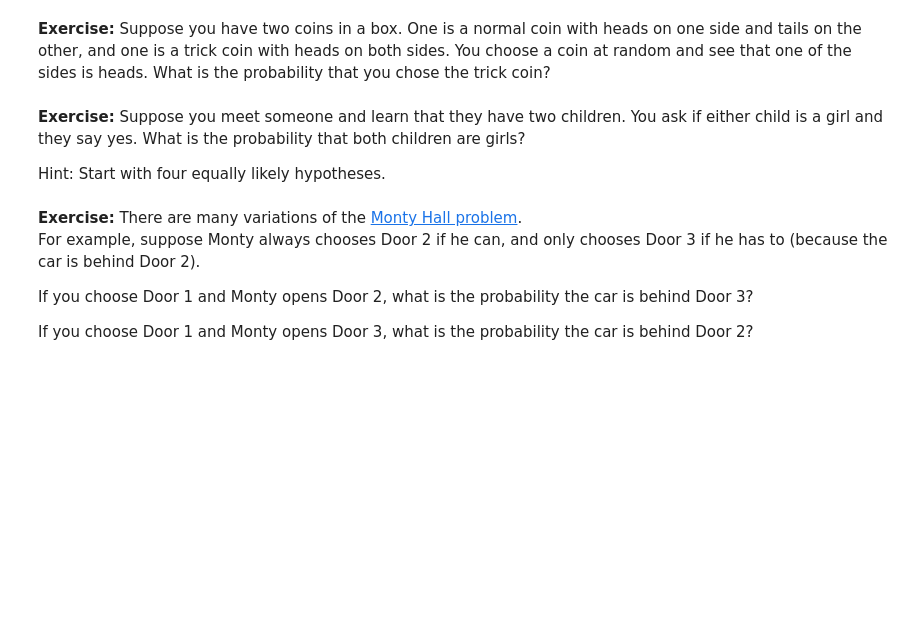
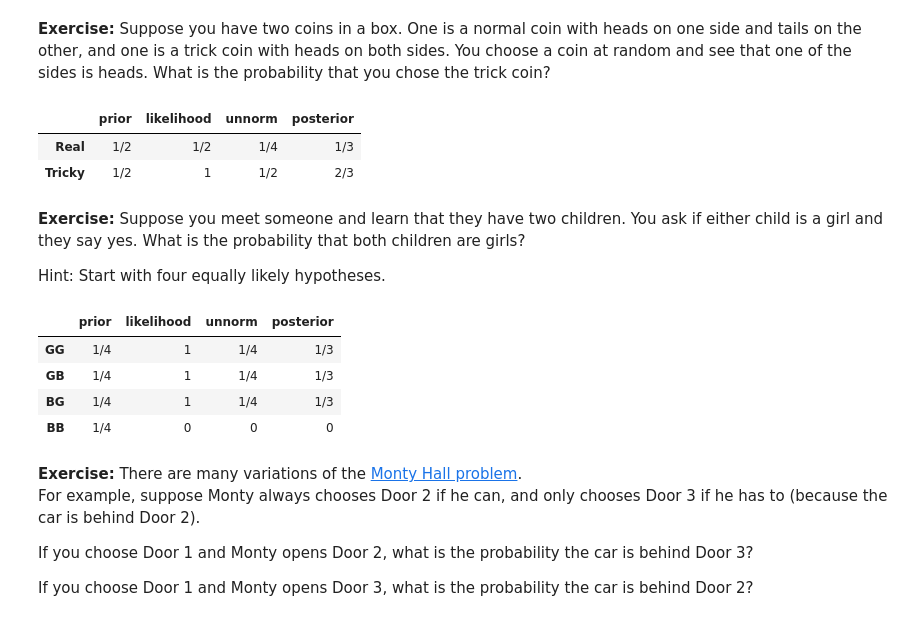
Before and after one commit to rogeranyor/BayesianInferenceUB25, a Jupyter notebook: notebooks/Session 2 - 01 Bayes's Theorem.ipynb, the cells around one changed output. Drawn from its saved outputs; the diff is of its cells as text; code cells hidden in the pictures; blank space fills up the shorter version.

```diff
--- a/notebooks/Session 2 - 01 Bayes's Theorem.ipynb
+++ b/notebooks/Session 2 - 01 Bayes's Theorem.ipynb
@@ -141,3 +141,6 @@ table
 |  | prior |
 | Bowl 1 | 0.5 |
 | Bowl 2 | 0.5 |
+# %%
+table['prior'] = 1/2, 1/2
+table
@@ -376,3 +385,15 @@ What is the probability that you chose the trick coin?
+# %%
+# Solution goes here
+table4 = pd.DataFrame(index=['Real', 'Tricky'])
+table4['prior'] = Fraction(1,2), Fraction(1,2)
+
+table4['likelihood'] = Fraction(1,2), Fraction(1)
+update(table4)
+table4
+# %% [output]
+|  | prior | likelihood | unnorm | posterior |
+| Real | 1/2 | 1/2 | 1/4 | 1/3 |
+| Tricky | 1/2 | 1 | 1/2 | 2/3 |
 # %% [markdown]
 **Exercise:** Suppose you meet someone and learn that they have two children.
 You ask if either child is a girl and they say yes.
@@ -386,3 +403,23 @@ Hint: Start with four equally likely hypotheses.
+# %%
+"""
+you say girl and its a girl
+boy boy
+girl boy
+boy girl
+"""
+
+table5 = pd.DataFrame(index=['GG', 'GB', 'BG', 'BB'])
+table5['prior'] = Fraction(1,4), Fraction(1,4), Fraction(1,4), Fraction(1,4)
+table5['likelihood'] = 1, 1, 1, 0
+
+update(table5)
+table5
+# %% [output]
+|  | prior | likelihood | unnorm | posterior |
+| GG | 1/4 | 1 | 1/4 | 1/3 |
+| GB | 1/4 | 1 | 1/4 | 1/3 |
+| BG | 1/4 | 1 | 1/4 | 1/3 |
+| BB | 1/4 | 0 | 0 | 0 |
 # %% [markdown]
 **Exercise:** There are many variations of the [Monty Hall problem](https://en.wikipedia.org/wiki/Monty_Hall_problem).
 For example, suppose Monty always chooses Door 2 if he can, and
```
Also changed, not shown: parts of 10 cells of this notebook, 1 other file.
